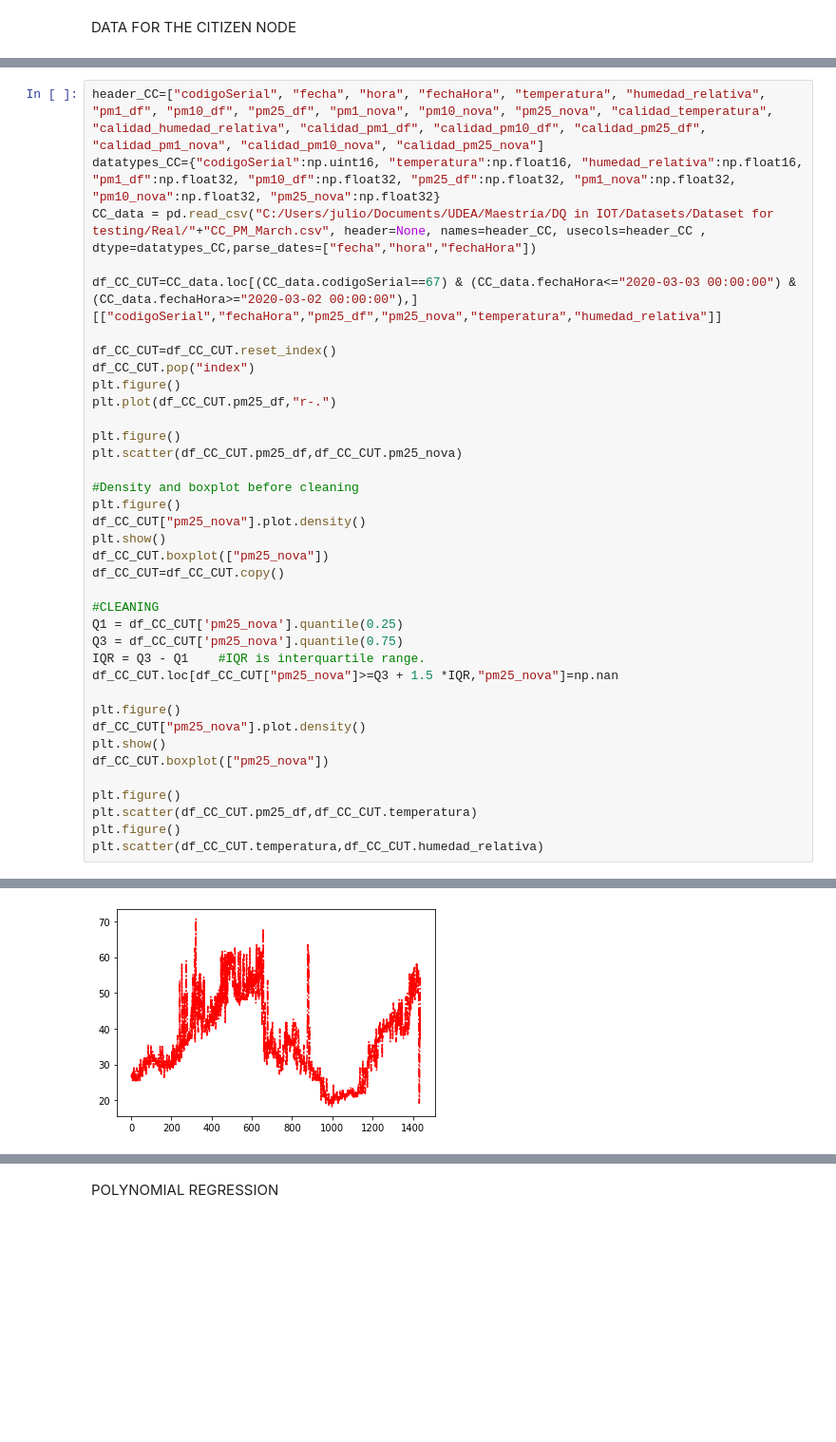
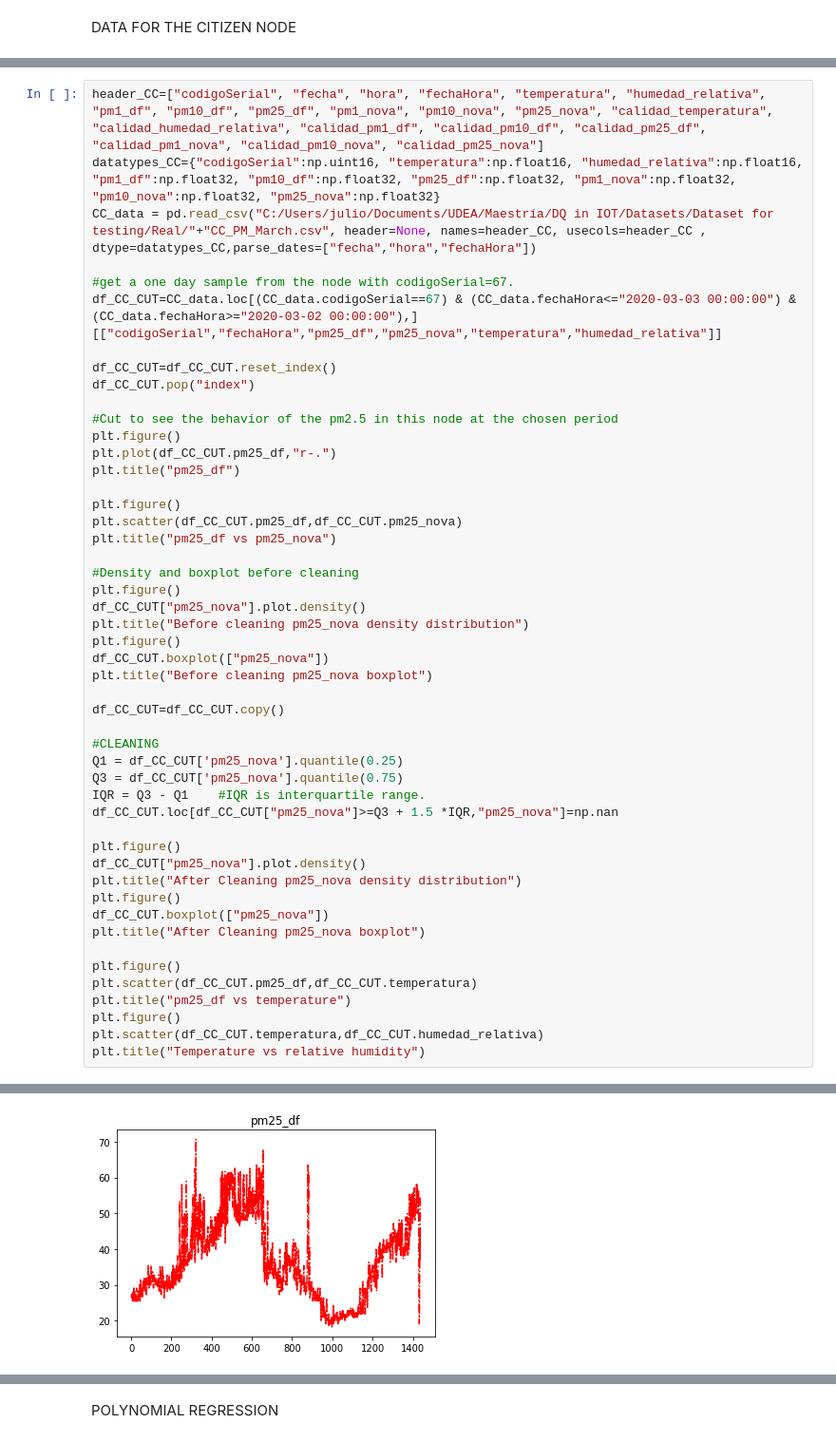
Before and after one commit to julioeagle/DQ_Repo, a Jupyter notebook: ArtificialDataset.ipynb, the cells around one changed output, grey strips where cells are left out. Shown at 95% size. Cells and saved outputs as stored; diff of their text form; blank space fills up the shorter version.

```diff
--- a/ArtificialDataset.ipynb
+++ b/ArtificialDataset.ipynb
@@ -277,21 +128,29 @@ header_CC=["codigoSerial", "fecha", "hora", "fechaHora", "temperatura", "humedad
 datatypes_CC={"codigoSerial":np.uint16, "temperatura":np.float16, "humedad_relativa":np.float16, "pm1_df":np.float32, "pm10_df":np.float32, "pm25_df":np.float32, "pm1_nova":np.float32, "pm10_nova":np.float32, "pm25_nova":np.float32}
 CC_data = pd.read_csv("C:/Users/julio/Documents/UDEA/Maestría/DQ in IOT/Datasets/Dataset for testing/Real/"+"CC_PM_March.csv", header=None, names=header_CC, usecols=header_CC , dtype=datatypes_CC,parse_dates=["fecha","hora","fechaHora"])
 
+#get a one day sample from the node with codigoSerial=67.
 df_CC_CUT=CC_data.loc[(CC_data.codigoSerial==67) & (CC_data.fechaHora<="2020-03-03 00:00:00") & (CC_data.fechaHora>="2020-03-02 00:00:00"),][["codigoSerial","fechaHora","pm25_df","pm25_nova","temperatura","humedad_relativa"]]
 
 df_CC_CUT=df_CC_CUT.reset_index()
 df_CC_CUT.pop("index")
+
+#Cut to see the behavior of the pm2.5 in this node at the chosen period
 plt.figure()
 plt.plot(df_CC_CUT.pm25_df,"r-.")
+plt.title("pm25_df")
 
 plt.figure()
 plt.scatter(df_CC_CUT.pm25_df,df_CC_CUT.pm25_nova)
+plt.title("pm25_df vs pm25_nova")
 
 #Density and boxplot before cleaning
 plt.figure()
 df_CC_CUT["pm25_nova"].plot.density()
-plt.show()
+plt.title("Before cleaning pm25_nova density distribution")
+plt.figure()
 df_CC_CUT.boxplot(["pm25_nova"])
+plt.title("Before cleaning pm25_nova boxplot")
+
 df_CC_CUT=df_CC_CUT.copy()
 
 #CLEANING
@@ -302,11 +161,15 @@ df_CC_CUT.loc[df_CC_CUT["pm25_nova"]>=Q3 + 1.5 *IQR,"pm25_nova"]=np.nan
 
 plt.figure()
 df_CC_CUT["pm25_nova"].plot.density()
-plt.show()
+plt.title("After Cleaning pm25_nova density distribution")
+plt.figure()
 df_CC_CUT.boxplot(["pm25_nova"])
+plt.title("After Cleaning pm25_nova boxplot")
 
 plt.figure()
 plt.scatter(df_CC_CUT.pm25_df,df_CC_CUT.temperatura)
+plt.title("pm25_df vs temperature")
 plt.figure()
 plt.scatter(df_CC_CUT.temperatura,df_CC_CUT.humedad_relativa)
+plt.title("Temperature vs relative humidity")
 # %% [output]
@@ -313 +177 @@ plt.scatter(df_CC_CUT.temperatura,df_CC_CUT.humedad_relativa)
-[figure, old version]
+[figure, new version]
```
Also changed, not shown: parts of 41 cells of this notebook, 2 other files.
